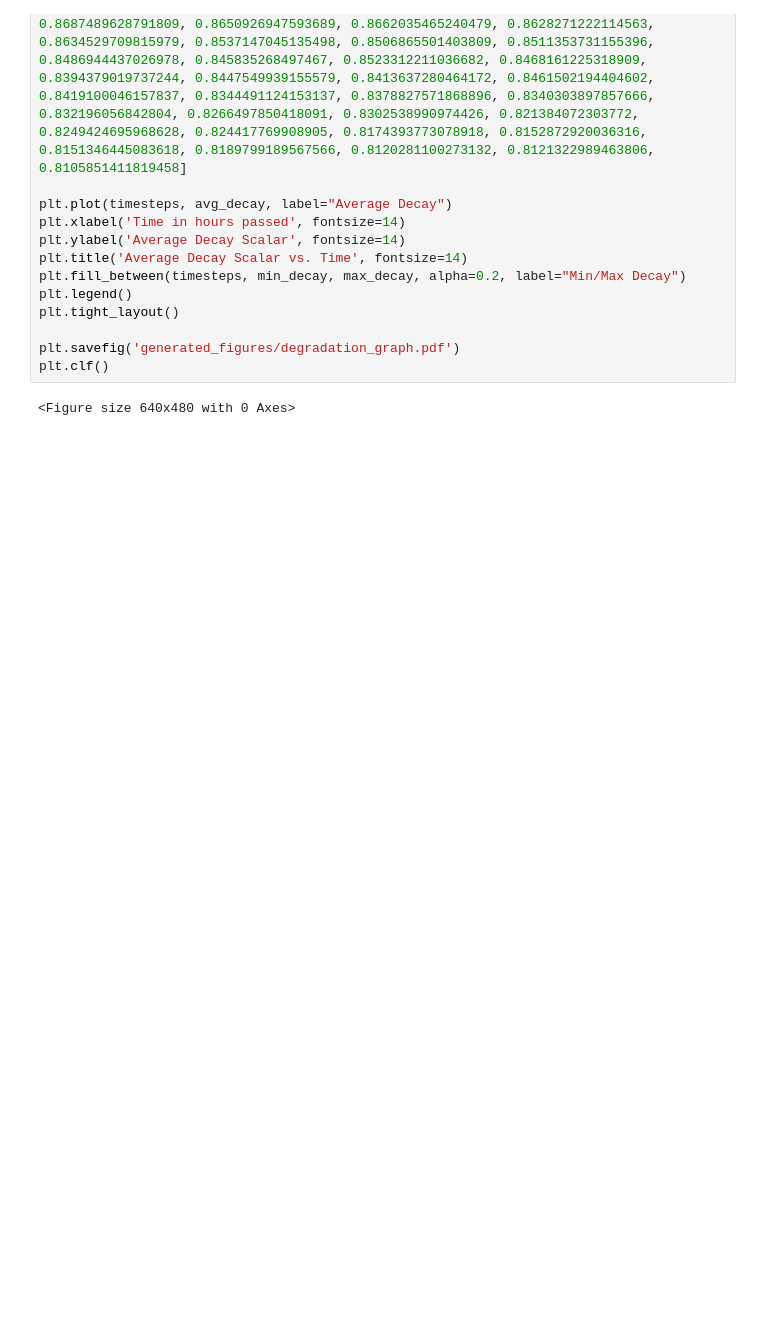
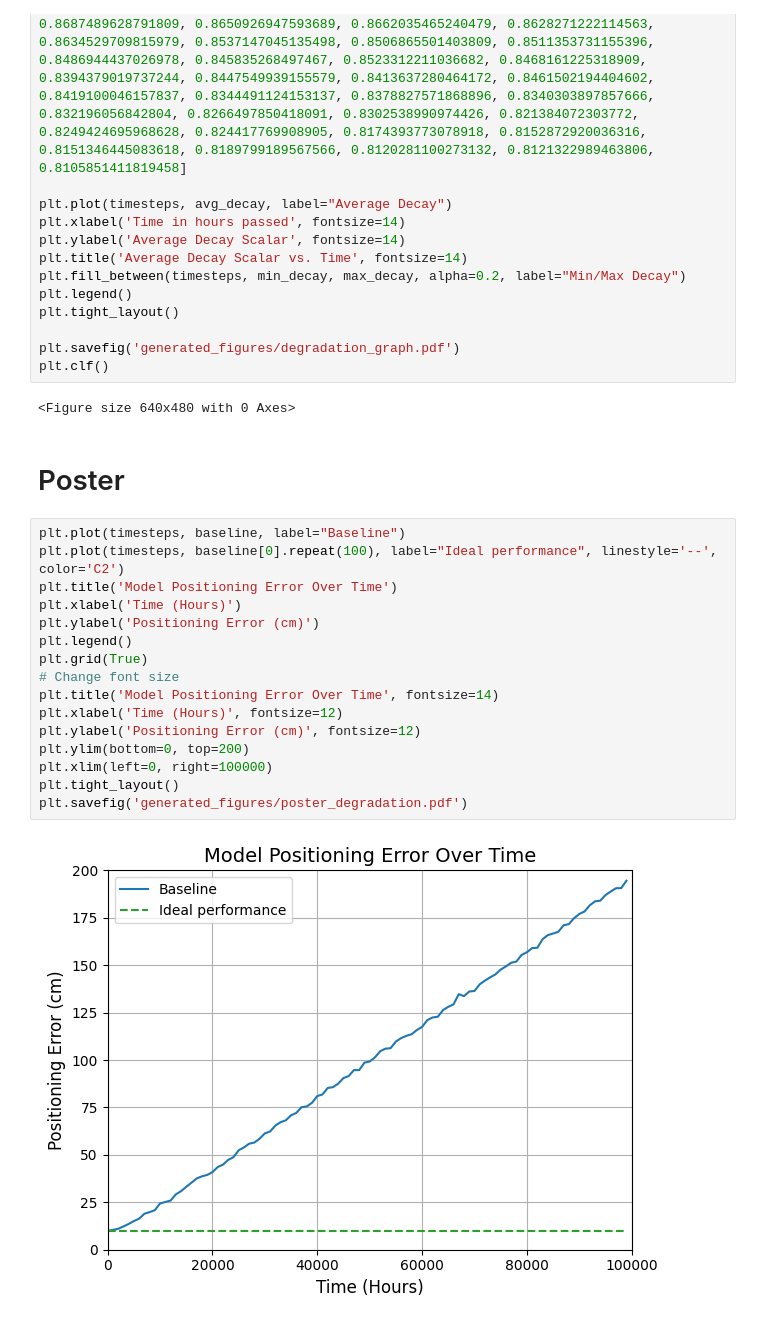
Before and after one commit to einstein8612/VLP, a Jupyter notebook: graphs.ipynb, the cells around one changed output. Cells and saved outputs as stored; diff of their text form; blank space fills up the shorter version.

Commit message:
update graphs

```diff
--- a/graphs.ipynb
+++ b/graphs.ipynb
@@ -126,3 +128,23 @@ plt.savefig('generated_figures/degradation_graph.pdf')
 plt.clf()
 # %% [output]
 <Figure size 640x480 with 0 Axes>
+# %% [markdown]
+# Poster
+# %%
+plt.plot(timesteps, baseline, label="Baseline")
+plt.plot(timesteps, baseline[0].repeat(100), label="Ideal performance", linestyle='--', color='C2')
+plt.title('Model Positioning Error Over Time')
+plt.xlabel('Time (Hours)')
+plt.ylabel('Positioning Error (cm)')
+plt.legend()
+plt.grid(True)
+# Change font size
+plt.title('Model Positioning Error Over Time', fontsize=14)
+plt.xlabel('Time (Hours)', fontsize=12)
+plt.ylabel('Positioning Error (cm)', fontsize=12)
+plt.ylim(bottom=0, top=200)
+plt.xlim(left=0, right=100000)
+plt.tight_layout()
+plt.savefig('generated_figures/poster_degradation.pdf')
+# %% [output]
+[figure, added]
```
Also changed, not shown: parts of 9 cells of this notebook.
